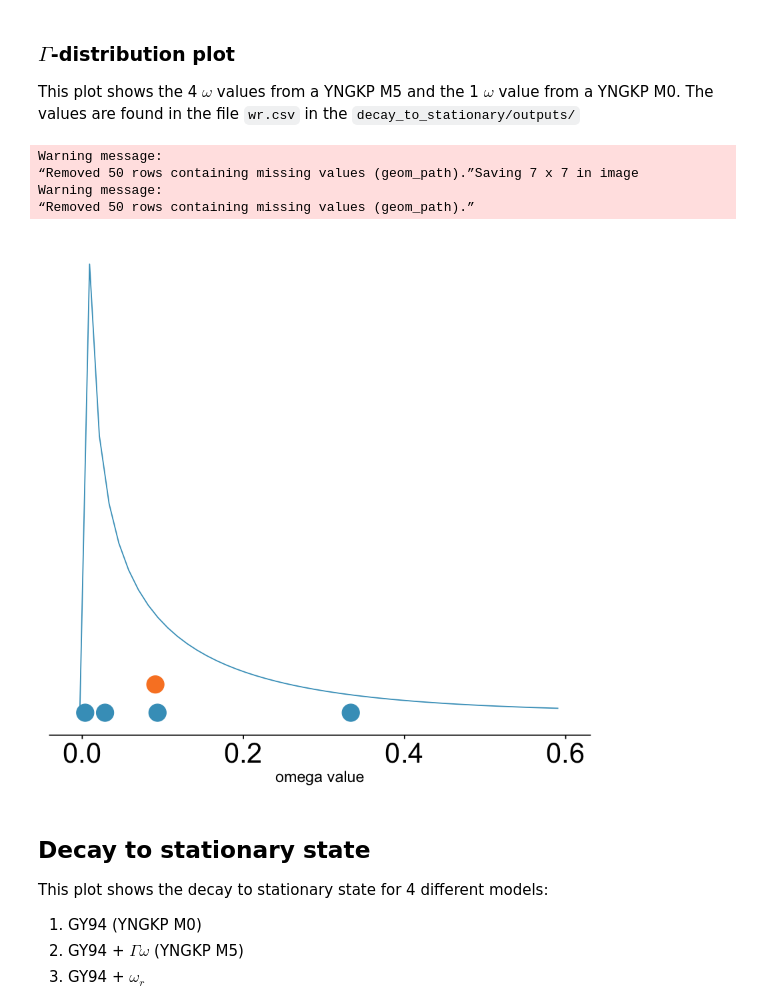
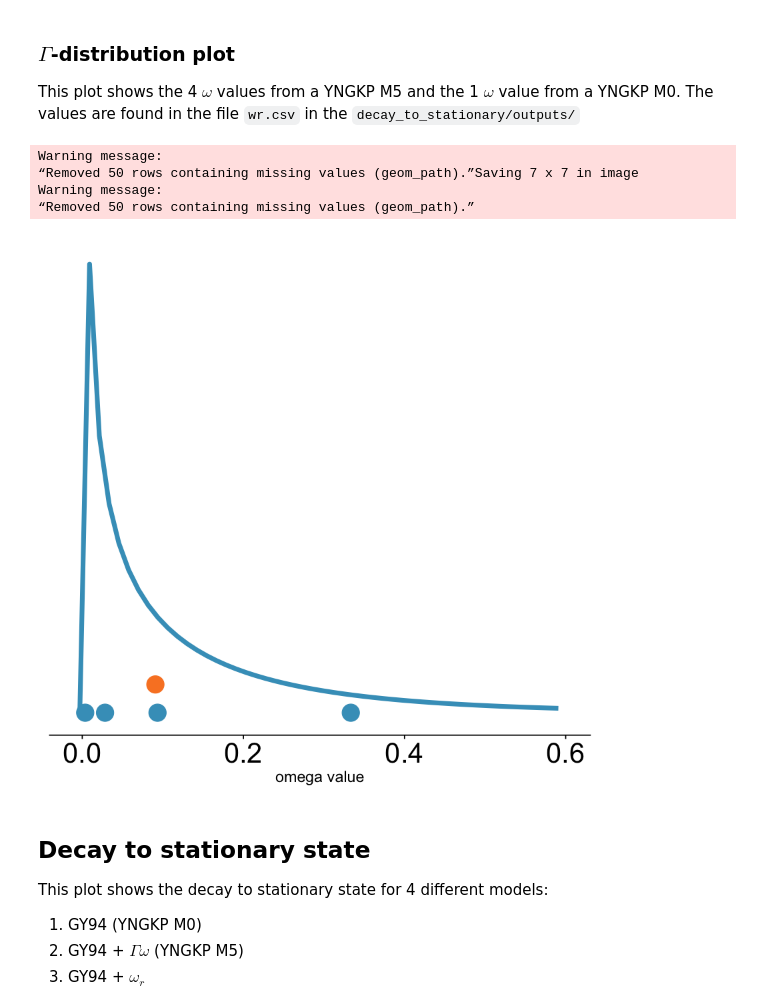
Before and after one commit to jbloomlab/divergence_timing_manuscript, a Jupyter notebook: manuscript/figures/figures.ipynb, the cells around one changed output. Cells and saved outputs as stored; diff of their text form; code cells hidden in the pictures.

Commit message:
tweaks to emp. tree and model feature figures

```diff
--- a/manuscript/figures/figures.ipynb
+++ b/manuscript/figures/figures.ipynb
@@ -104,32 +104,32 @@ The values are found in the file `wr.csv` in the `decay_to_stationary/outputs/`
 # %%
 # read in the dataframe from decay to stationary
 model_params = read.csv("../../analysis/decay_to_stationary/outputs/wr.csv")
 # get the gamma distribution
 gamma = subset(model_params, type == "gamma")
 alpha_omega = subset(gamma, model=="alpha_omega")$omega[[1]]
 beta_omega = subset(gamma, model=="beta_omega")$omega[[1]]
 x <- seq(-.1,1.1,length=100)
 y <- dgamma(x, alpha_omega, beta_omega)
 df <- data.frame(x,y)
 # get the omega values
 means = subset(model_params, type == "omega")
 means$y_axis = append(rep(0, (nrow(means)-1)), 0.75)
 
 myColors <- c(orange, blue)
 colorScale <- scale_color_manual(name = "Model", values = myColors)
 
-omega <- ggplot(df, aes(x,y)) + geom_line(color=blue)
+omega <- ggplot(df, aes(x,y)) + geom_line(color=blue, size=2)
 omega <- omega + xlab("omega value") + theme(axis.text.x = element_text(size=25),axis.line.y = element_blank(), axis.ticks.y = element_blank(), axis.text.y = element_blank(), axis.title.y=element_blank(), legend.position = "none")
 omega <- omega + colorScale + xlim(c(-.01, 0.6))
 omega <- omega + geom_point(data=means, aes(omega,y_axis, color=model), size = 7)
 omega
 ggsave("_raw_omega.png")
 # %% [output]
 Warning message:
 “Removed 50 rows containing missing values (geom_path).”Saving 7 x 7 in image
 Warning message:
 “Removed 50 rows containing missing values (geom_path).”
-[figure, old version]
+[figure, new version]
 # %% [markdown]
 ## Decay to stationary state
 
```
Also changed, not shown: parts of 19 cells of this notebook, 15 other files.
